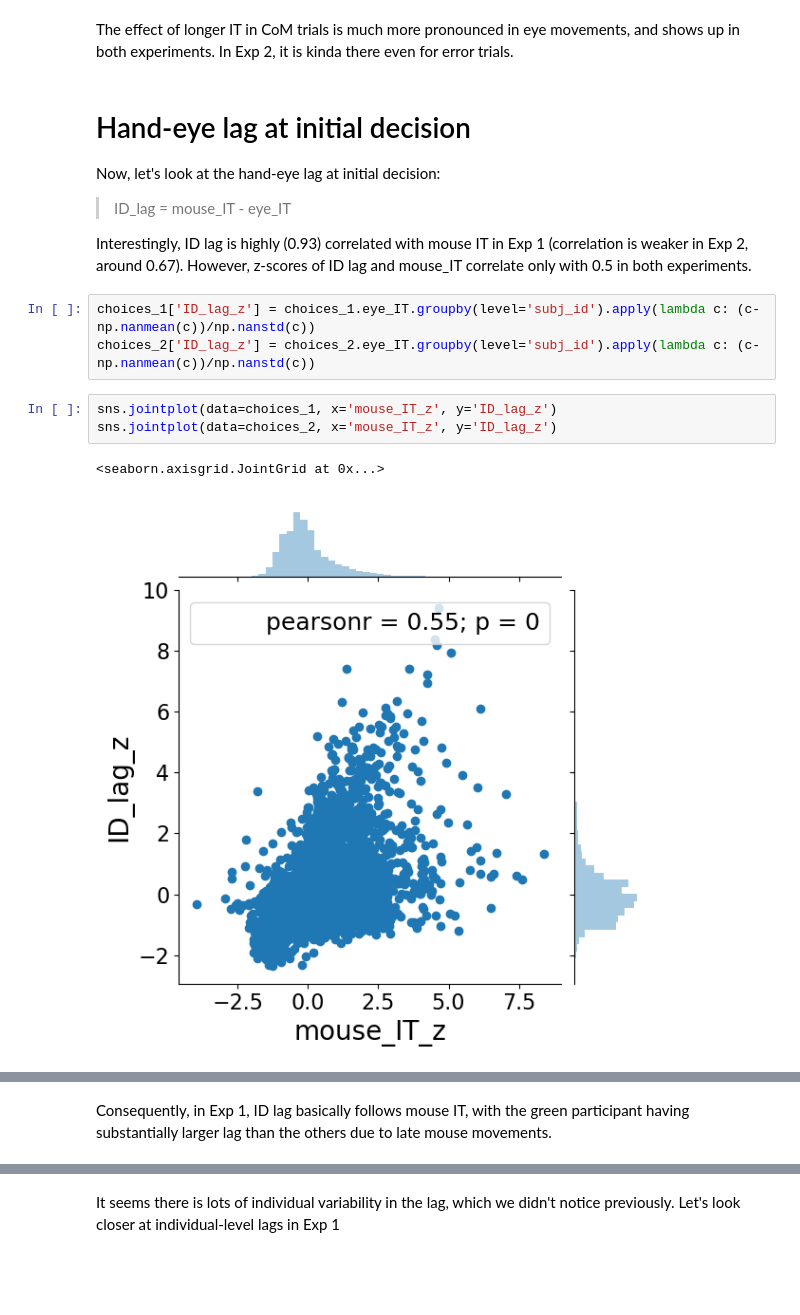
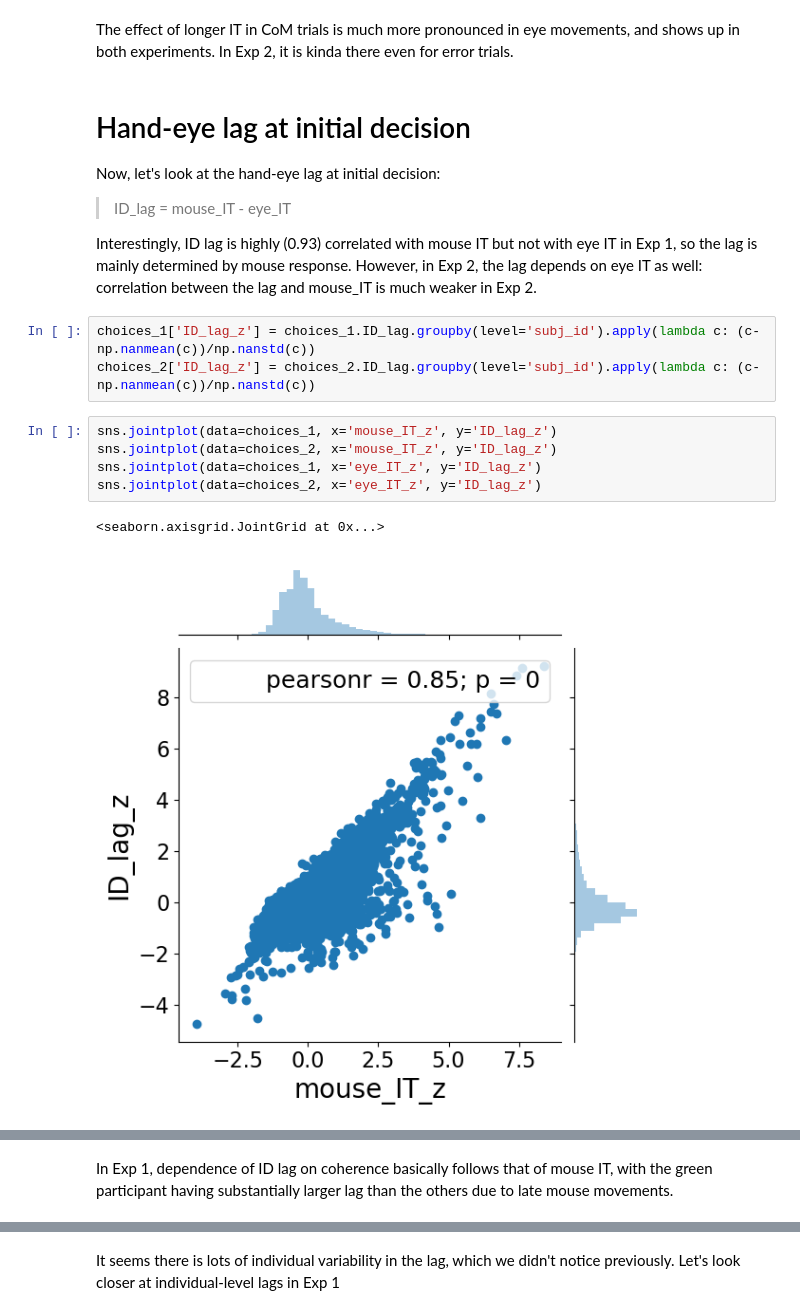
Before and after one commit to cherepaha/eyehandrdk, a Jupyter notebook: initiation_times.ipynb, the cells around one changed output, grey strips where cells are left out. Saved outputs shown, nothing was run; the diff lists cells and outputs as text; blank space fills up the shorter version.

```diff
--- a/initiation_times.ipynb
+++ b/initiation_times.ipynb
@@ -246,13 +263,15 @@ The effect of longer IT in CoM trials is much more pronounced in eye movements,
 Now, let's look at the hand-eye lag at initial decision:
 >ID_lag = mouse_IT - eye_IT
 
-Interestingly, ID lag is highly (0.93) correlated with mouse IT in Exp 1 (correlation is weaker in Exp 2, around 0.67). However, z-scores of ID lag and mouse_IT correlate only with 0.5 in both experiments.
+Interestingly, ID lag is highly (0.93) correlated with mouse IT but not with eye IT in Exp 1, so the lag is mainly determined by mouse response. However, in Exp 2, the lag depends on eye IT as well: correlation between the lag and mouse_IT is much weaker in Exp 2.
 # %%
-choices_1['ID_lag_z'] = choices_1.eye_IT.groupby(level='subj_id').apply(lambda c: (c-np.nanmean(c))/np.nanstd(c))
-choices_2['ID_lag_z'] = choices_2.eye_IT.groupby(level='subj_id').apply(lambda c: (c-np.nanmean(c))/np.nanstd(c))
+choices_1['ID_lag_z'] = choices_1.ID_lag.groupby(level='subj_id').apply(lambda c: (c-np.nanmean(c))/np.nanstd(c))
+choices_2['ID_lag_z'] = choices_2.ID_lag.groupby(level='subj_id').apply(lambda c: (c-np.nanmean(c))/np.nanstd(c))
 # %%
 sns.jointplot(data=choices_1, x='mouse_IT_z', y='ID_lag_z')
 sns.jointplot(data=choices_2, x='mouse_IT_z', y='ID_lag_z')
+sns.jointplot(data=choices_1, x='eye_IT_z', y='ID_lag_z')
+sns.jointplot(data=choices_2, x='eye_IT_z', y='ID_lag_z')
 # %% [output]
 <seaborn.axisgrid.JointGrid at 0x...>
-[figure, old version]
+[figure, new version]
@@ -260,5 +281,5 @@ sns.jointplot(data=choices_2, x='mouse_IT_z', y='ID_lag_z')
 # %% [markdown]
-Consequently, in Exp 1, ID lag basically follows mouse IT, with the green participant having substantially larger lag than the others due to late mouse movements.
+In Exp 1, dependence of ID lag on coherence basically follows that of mouse IT, with the green participant having substantially larger lag than the others due to late mouse movements.
 # %%
 plot_var_vs_coherence(choices_1, exp_1, var='ID_lag')
 # %% [output]
```
Also changed, not shown: parts of 23 cells of this notebook, 2 other files.
